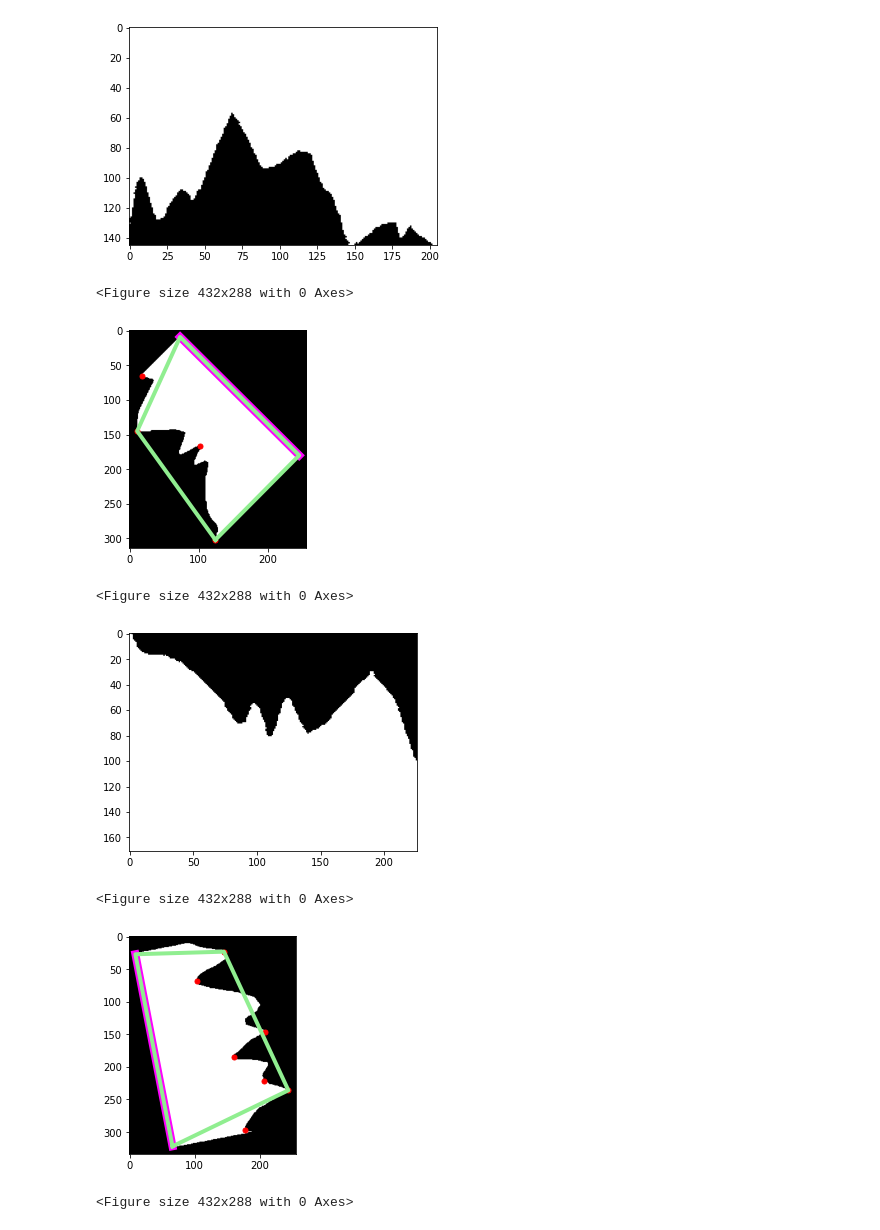
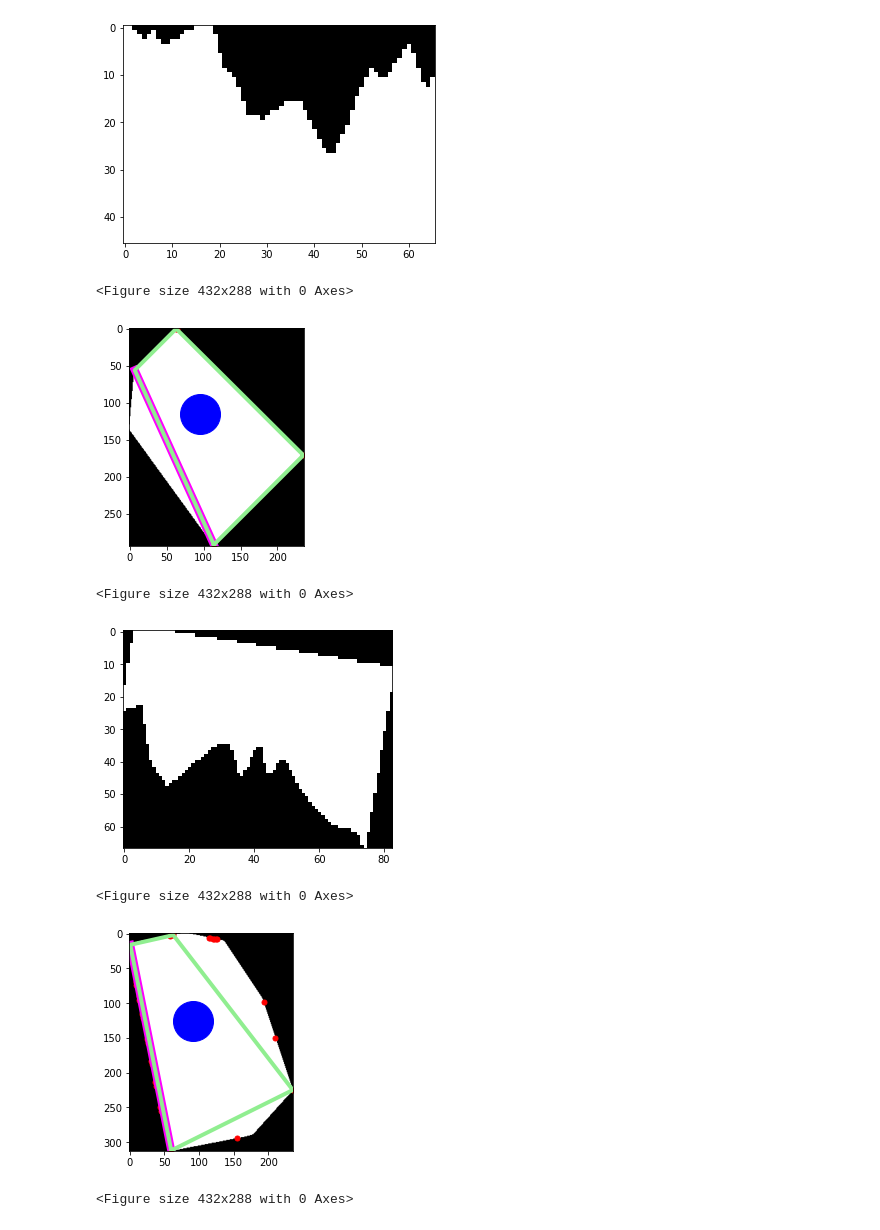
Before and after one commit to st-wasik/MergeRectangles, a Jupyter notebook: piro1_2.ipynb, the cells around one changed output. Saved outputs shown, nothing was run; the diff lists cells and outputs as text; code cells hidden in the pictures.

Commit message:
Added function to add black border around object

```diff
--- a/piro1_2.ipynb
+++ b/piro1_2.ipynb
@@ -93,3 +99,13 @@ t[:,-3:] = 0
 # print(t)
 # print()
 # print(dropEmptyBorders(t, 1))
+# %%
+def placeImageInNewAreaCenter(image):
+    img_x = image.shape[0]
+    img_y = image.shape[1]
+    result = np.zeros((img_x*3, img_y*3))
+    _x = int(img_x)
+    _y = int(img_y)
+
+    result[_x:_x+img_x, _y:_y+img_y] = image
+    return result
@@ -157,20 +171,36 @@ def degreesFromLineToXAxis(p1, p2):
 # %%
 for image in img:
+
+    # ustawia obraz na środku
     image = dropEmptyBorders(image, 4)
     image = normalise_img_size(image, 256)
+    image = placeImageInNewAreaCenter(image)
+
+    image_traits = regionprops(img_as_int(image), img_as_int(image))[0]
+
+    image_org = image
+    image = image_traits.convex_image
 
     # wyznacza te punkty charakterystyczne; tutaj się okazuje że 32 i .2 dają póki co najlepszy wynik
-    coords = corner_peaks(corner_shi_tomasi(image), min_distance=32, threshold_rel=.2, exclude_border=False)
+    coords = corner_peaks(corner_shi_tomasi(image), min_distance=48, threshold_rel=.2, exclude_border=False)
 
     # punkty jako krotki (x,y)
     points = list(zip(coords[:, 0], coords[:, 1]))
 
     # left to skrajnie lewy; top skrajnie górny punkt itd
-    left = sorted([(x, (x,y)) for x, y in points])[0][1]
-    right = sorted([(x, (x,y)) for x, y in points])[-1][1]
-    top = sorted([(y, (x,y)) for x, y in points])[0][1]
-    bottom = sorted([(y, (x,y)) for x, y in points])[-1][1]
-    new_points = [right, top , left, bottom]
+    used = set()
+
+    left = sorted([(x, (x,y)) for x, y in points if (x,y) not in used])[0][1]
+    #used.add(left)
+
+    right = sorted([(x, (x,y)) for x, y in points if (x,y) not in used])[-1][1]
+    #used.add(right)
+
+    top = sorted([(y, (x,y)) for x, y in points if (x,y) not in used])[0][1]
+    #used.add(top)
+
+    bottom = sorted([(y, (x,y)) for x, y in points if (x,y) not in used])[-1][1]
+    #new_points = [right, top , left, bottom]
 
     # to tylko do wyświetlania obwodu figury
     pp = np.array([list(x) for x in [right, top , left, bottom, right]])
@@ -197,12 +227,18 @@ for image in img:
     plt.plot(coords[:, 1], coords[:, 0], color='red', marker='o', linestyle='None', markersize=5)
     plt.plot(p[:, 1], p[:, 0], color='magenta', linewidth=8, markersize=40)
     plt.plot(pp[:, 1], pp[:, 0], color='lightgreen', linewidth=4, markersize=20)
+
+    plt.plot(image_traits.weighted_centroid[1]/4, image_traits.weighted_centroid[0]/4, marker='o', color='blue', \
+             linewidth=40, markersize=40)
+
     plt.figure()
     plt.show()
 
+
+
     # a tu rysuje po obrocie
     # oczywiście będzie trzeba jeszcze przeskalować obraz, bo ucina trochę obracając
-    x = rotate(image, theta)
+    x = rotate(image_org, math.degrees(image_traits.orientation))
     x = normalise_img_size(x, 256)
     x = dropEmptyBorders(x,1)
     x = x[2:-2, 2:-2]
@@ -214,9 +250,9 @@ for image in img:
 <Figure size 432x288 with 0 Axes>
-[figure, old version]
+[figure, new version]
 <Figure size 432x288 with 0 Axes>
-[figure, old version]
+[figure, new version]
 <Figure size 432x288 with 0 Axes>
-[figure, old version]
+[figure, new version]
 <Figure size 432x288 with 0 Axes>
-[figure, old version]
+[figure, new version]
 <Figure size 432x288 with 0 Axes>
```
Also changed, not shown: parts of 6 cells of this notebook.
